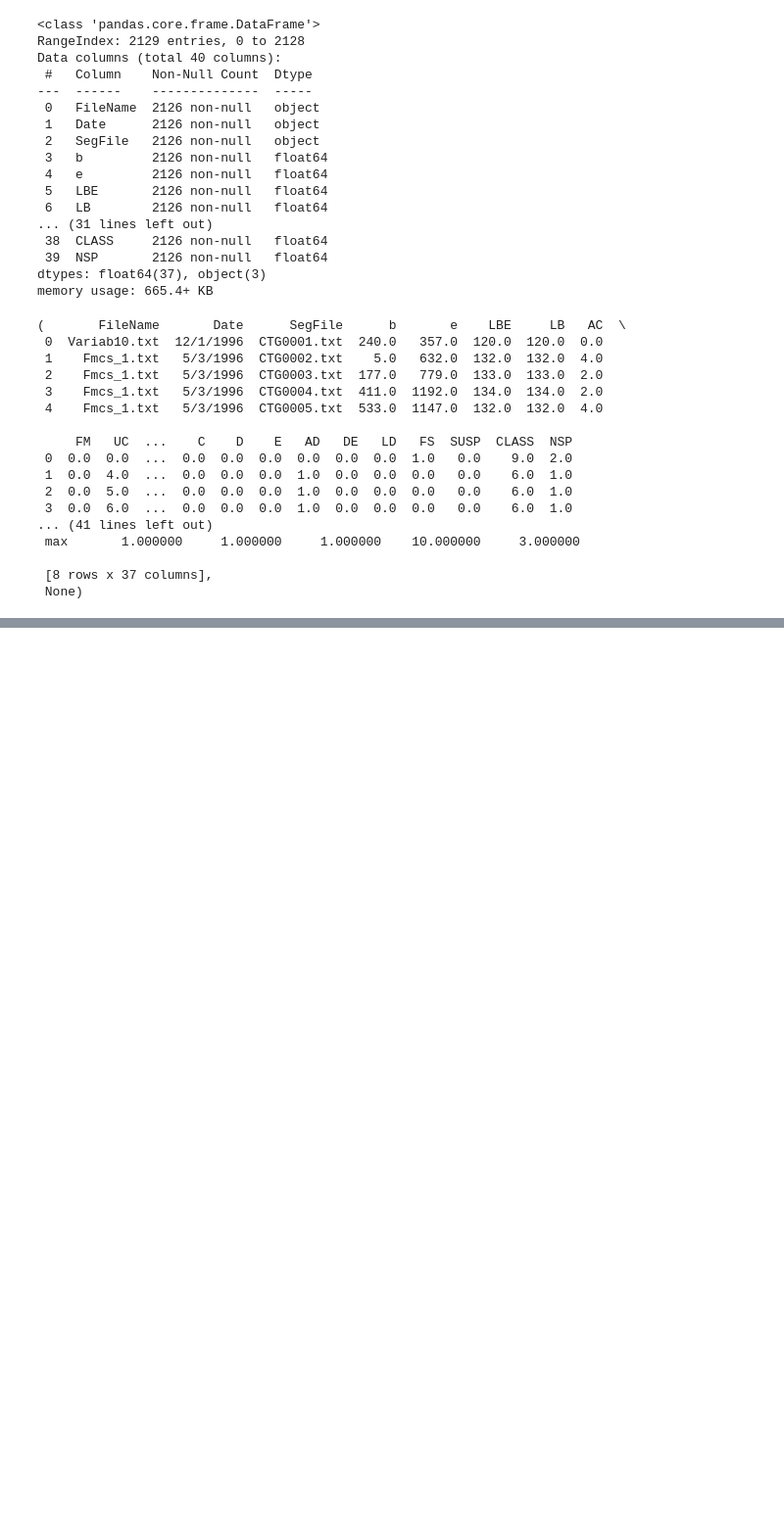
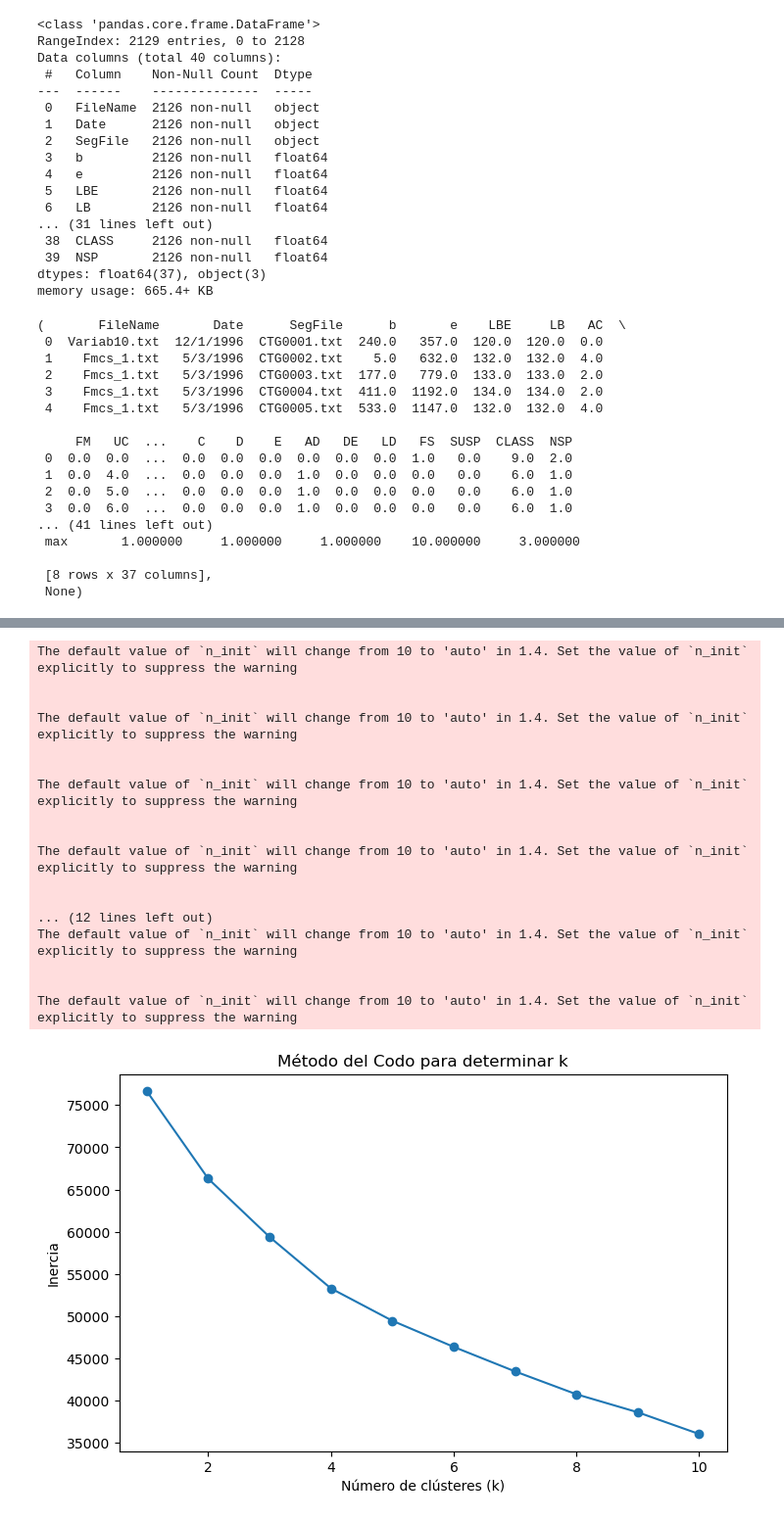
Before and after one commit to JosueHernandezR/master-AI, a Jupyter notebook: aprendizaje automatico/Act 3/Act3.ipynb, the cells around one changed output, grey strips where cells are left out. Shown at 98% size. Saved outputs shown, nothing was run; the diff lists cells and outputs as text; code cells hidden in the pictures; blank space fills up the shorter version.

```diff
--- a/aprendizaje automatico/Act 3/Act3.ipynb
+++ b/aprendizaje automatico/Act 3/Act3.ipynb
@@ -108,0 +245,43 @@ missing_data, imputation_values
+# %%
+# Seleccionar solo las columnas numéricas
+numeric_data = data.select_dtypes(include=['float64', 'int64'])
+
+# Escalamiento de los datos numéricos (escalado estándar)
+scaler = StandardScaler()
+numeric_data_scaled = scaler.fit_transform(numeric_data)
+
+# Determinar el número óptimo de clústeres usando el método del codo
+inertia = []
+rango_k = range(1, 11)
+
+for k in rango_k:
+    kmeans = KMeans(n_clusters=k, random_state=42)
+    kmeans.fit(numeric_data_scaled)
+    inertia.append(kmeans.inertia_)
+
+# Visualizar el método del codo
+plt.figure(figsize=(8, 5))
+plt.plot(rango_k, inertia, marker='o')
+plt.xlabel('Número de clústeres (k)')
+plt.ylabel('Inercia')
+plt.title('Método del Codo para determinar k')
+plt.show()
+# %% [output]
+The default value of `n_init` will change from 10 to 'auto' in 1.4. Set the value of `n_init` explicitly to suppress the warning
+
+
+The default value of `n_init` will change from 10 to 'auto' in 1.4. Set the value of `n_init` explicitly to suppress the warning
+
+
+The default value of `n_init` will change from 10 to 'auto' in 1.4. Set the value of `n_init` explicitly to suppress the warning
+
+
+The default value of `n_init` will change from 10 to 'auto' in 1.4. Set the value of `n_init` explicitly to suppress the warning
+
+
+... (12 lines left out)
+The default value of `n_init` will change from 10 to 'auto' in 1.4. Set the value of `n_init` explicitly to suppress the warning
+
+
+The default value of `n_init` will change from 10 to 'auto' in 1.4. Set the value of `n_init` explicitly to suppress the warning
+[figure, added]
```
Also changed, not shown: parts of 9 cells of this notebook, 6 other files.
